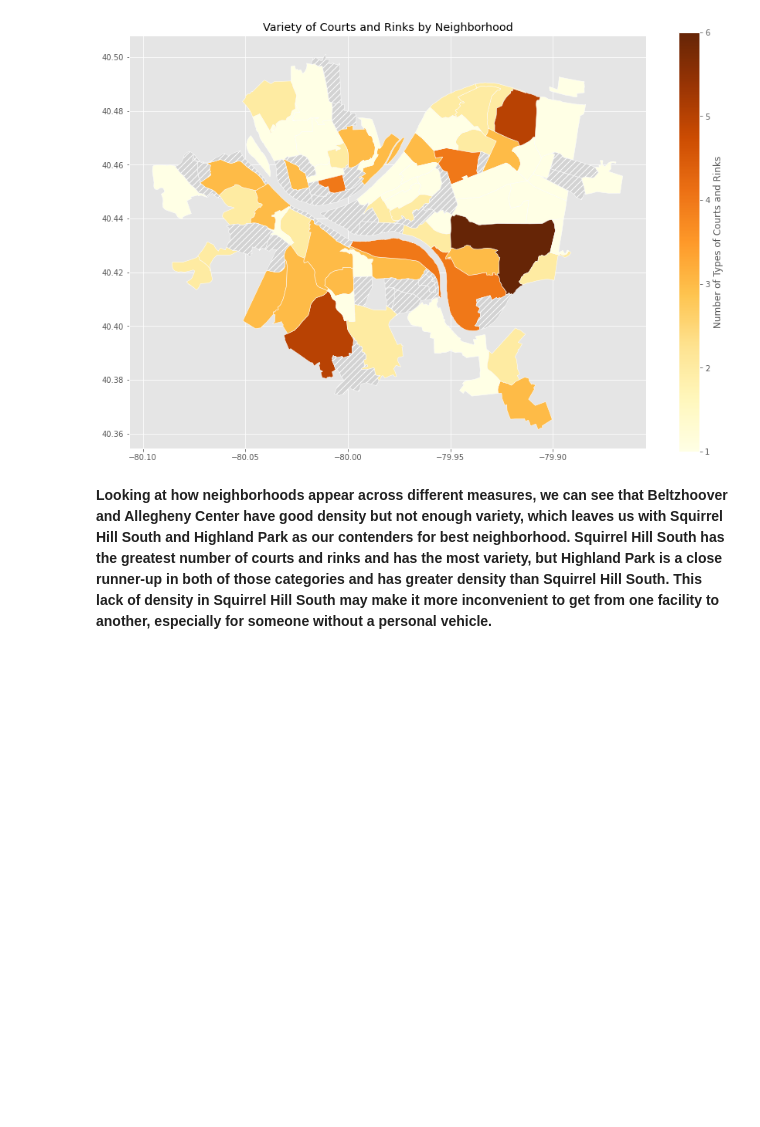
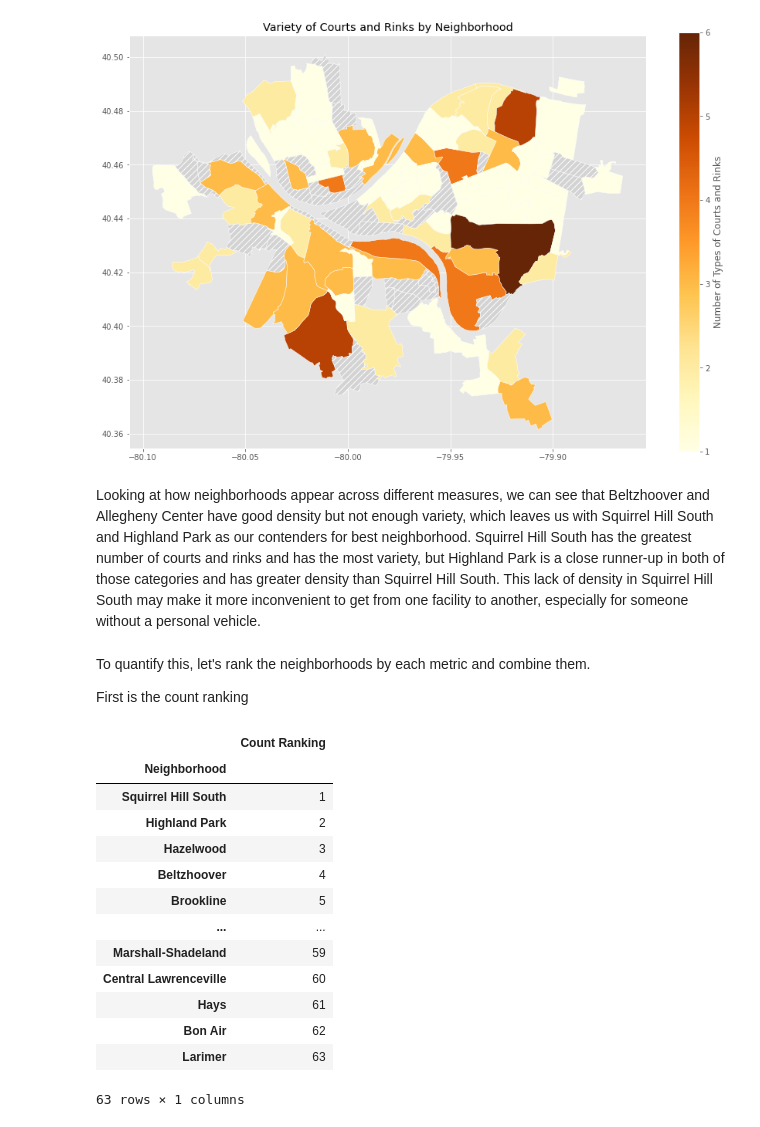
Before and after one commit to ShashSriv/Best-Neighborhood-Pittsburgh, a Jupyter notebook: courts_and_rinks.ipynb, the cells around one changed output. Cells and saved outputs as stored; diff of their text form; code cells hidden in the pictures; blank space fills up the shorter version.

```diff
--- a/courts_and_rinks.ipynb
+++ b/courts_and_rinks.ipynb
@@ -269,4 +274,35 @@ plt.show()
 <Figure size 432x288 with 0 Axes>
 [figure]
 # %% [markdown]
-**Looking at how neighborhoods appear across different measures, we can see that Beltzhoover and Allegheny Center have good density but not enough variety, which leaves us with Squirrel Hill South and Highland Park as our contenders for best neighborhood. Squirrel Hill South has the greatest number of courts and rinks and has the most variety, but Highland Park is a close runner-up in both of those categories and has greater density than Squirrel Hill South. This lack of density in Squirrel Hill South may make it more inconvenient to get from one facility to another, especially for someone without a personal vehicle.**
+Looking at how neighborhoods appear across different measures, we can see that Beltzhoover and Allegheny Center have good density but not enough variety, which leaves us with Squirrel Hill South and Highland Park as our contenders for best neighborhood. Squirrel Hill South has the greatest number of courts and rinks and has the most variety, but Highland Park is a close runner-up in both of those categories and has greater density than Squirrel Hill South. This lack of density in Squirrel Hill South may make it more inconvenient to get from one facility to another, especially for someone without a personal vehicle.
+# %% [markdown]
+To quantify this, let's rank the neighborhoods by each metric and combine them.
+
+First is the count ranking
+# %%
+rankings = [i + 1 for i in range(len(count_by_hood))]
+
+rankings = pd.Series(rankings)
+hoods = pd.Series(count_by_hood.index)
+
+count_rankings = pd.concat([hoods, rankings], axis=1)
+
+count_rankings.rename(columns={0: 'Neighborhood', 1: 'Count Ranking'}, inplace=True)
+count_rankings.set_index('Neighborhood', inplace=True)
+
+count_rankings
+# %% [output]
+|  | Count Ranking |
+| Neighborhood |  |
+| Squirrel Hill South | 1 |
+| Highland Park | 2 |
+| Hazelwood | 3 |
+| Beltzhoover | 4 |
+| Brookline | 5 |
+| ... | ... |
+| Marshall-Shadeland | 59 |
+| Central Lawrenceville | 60 |
+| Hays | 61 |
+| Bon Air | 62 |
+| Larimer | 63 |
+63 rows × 1 columns
```
Also changed, not shown: parts of 22 cells of this notebook, 2 other files.
